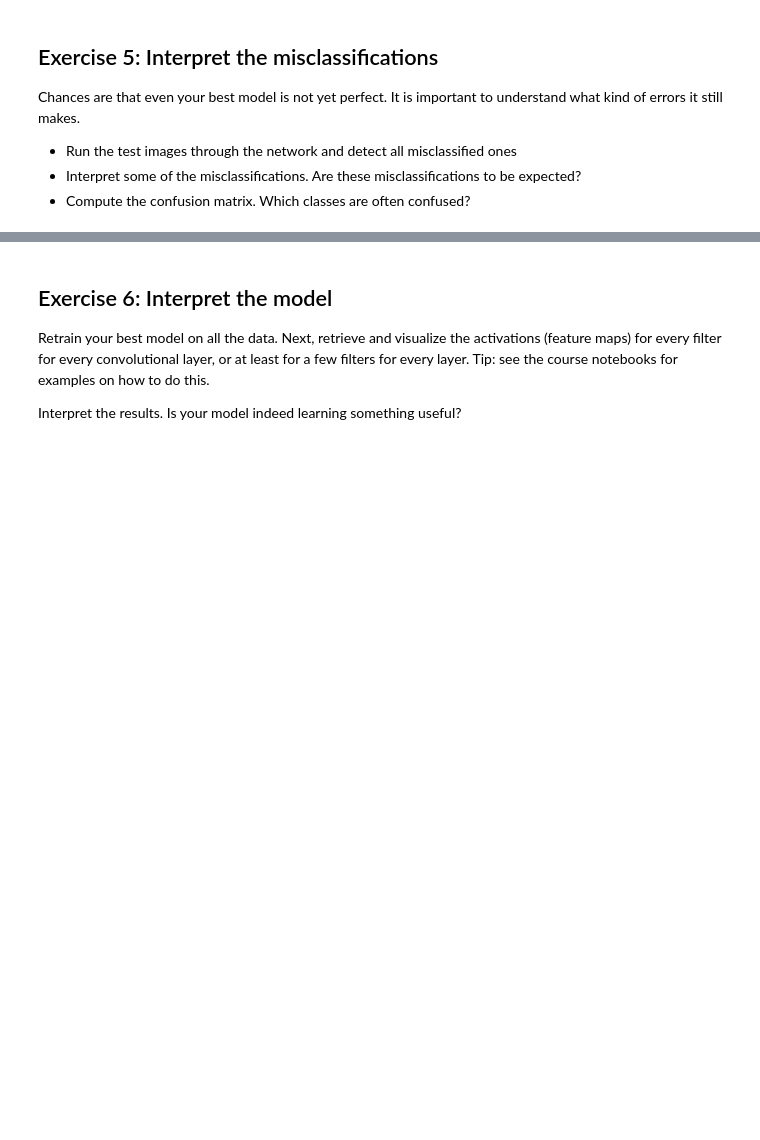
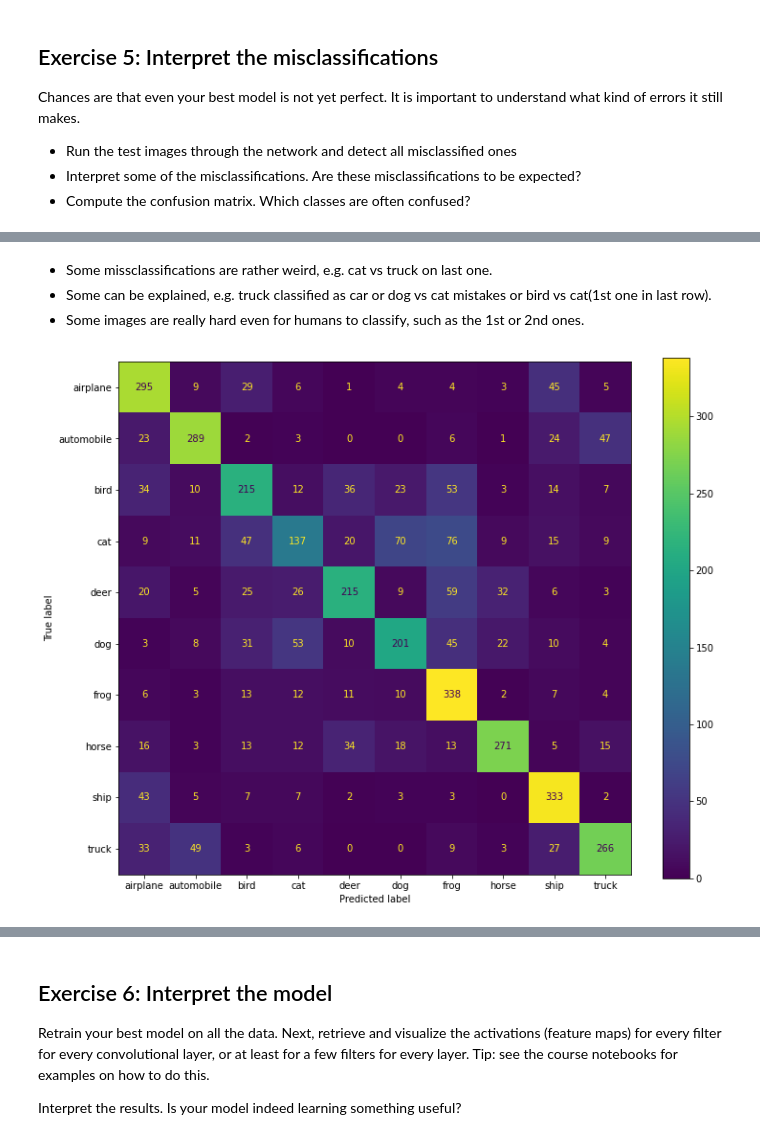
Before and after one commit to gekas145/tue-ml-course, a Jupyter notebook: labs/Lab 7a - Convolutional Neural Networks.ipynb, the cells around one changed output, grey strips where cells are left out. Drawn from its saved outputs; the diff is of its cells as text; code cells hidden in the pictures; blank space fills up the shorter version.

```diff
--- a/labs/Lab 7a - Convolutional Neural Networks.ipynb
+++ b/labs/Lab 7a - Convolutional Neural Networks.ipynb
@@ -603,0 +565,17 @@ Chances are that even your best model is not yet perfect. It is important to und
+# %% [markdown]
+* Some missclassifications are rather weird, e.g. cat vs truck on last one.
+* Some can be explained, e.g. truck classified as car or dog vs cat mistakes or bird vs cat(1st one in last row).
+* Some images are really hard even for humans to classify, such as the 1st or 2nd ones.
+# %%
+from sklearn.metrics import confusion_matrix, ConfusionMatrixDisplay
+
+cm = confusion_matrix(y_val_classes, y_val_pred)
+
+disp = ConfusionMatrixDisplay(confusion_matrix=cm,
+                              display_labels=cifar_classes.values())
+
+fig, ax = plt.subplots(figsize=(12,10))
+disp.plot(ax=ax)
+plt.show()
+# %% [output]
+[figure, added]
```
Also changed, not shown: parts of 23 cells of this notebook.
